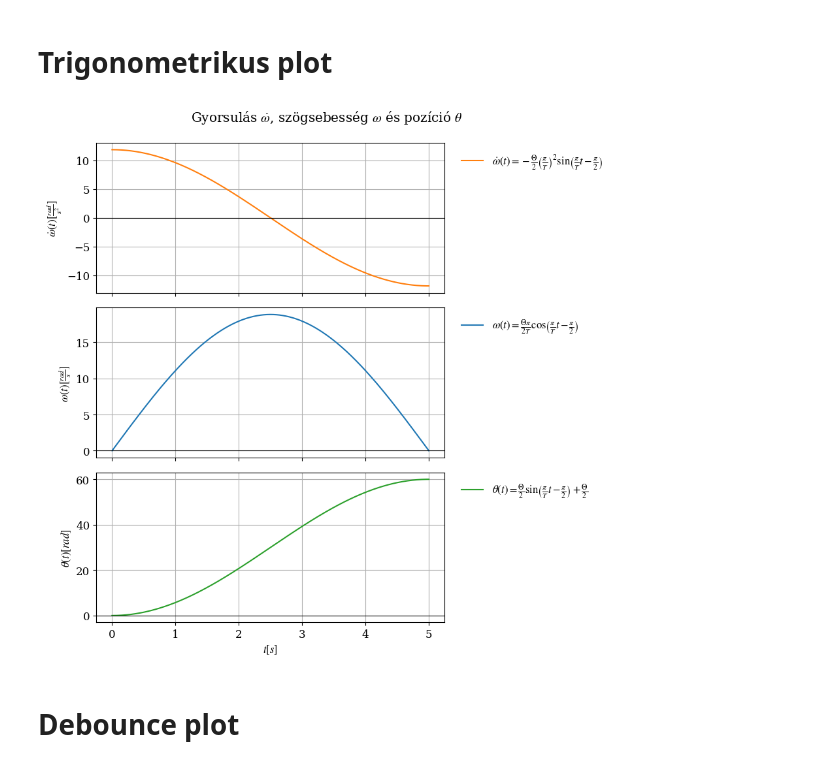
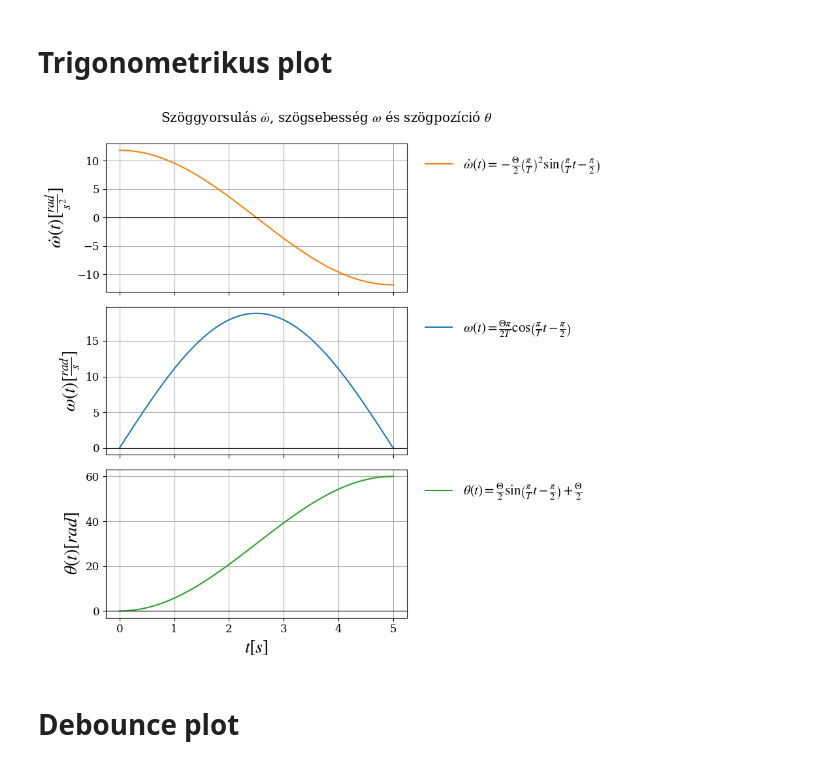
Before and after one commit to SAndras01/Masters-thesis, a Jupyter notebook: python/Figures/plots.ipynb, the cells around one changed output. Drawn from its saved outputs; the diff is of its cells as text; code cells hidden in the pictures.

```diff
--- a/python/Figures/plots.ipynb
+++ b/python/Figures/plots.ipynb
@@ -25,42 +25,42 @@ theta = theta_t(t, Theta, T)
 
 # Analytical derivatives
 omega = (Theta * np.pi) / (2.0 * T) * np.cos((np.pi / T) * t - np.pi / 2.0)                 # d(theta)/dt
 omega_dot = - (Theta / 2.0) * (np.pi / T)**2 * np.sin((np.pi / T) * t - np.pi / 2.0)       # d^2(theta)/dt^2
 
 # Create 3 vertical subplots: top=omega, middle=omega_dot, bottom=theta
 fig, axs = plt.subplots(3, 1, sharex=True, figsize=(9, 9))
 ax_omega_dot, ax_omega, ax_theta = axs
 
 ax_omega_dot.plot(t, omega_dot, color='C1', label=r'$\dot{\omega}(t)=-\frac{\Theta}{2}\left(\frac{\pi}{T}\right)^2\sin\!\left(\frac{\pi}{T}t-\frac{\pi}{2}\right)$')
-ax_omega_dot.set_ylabel(r'$\dot{\omega}(t) [\frac{rad}{s^2}]$')
+ax_omega_dot.set_ylabel(r'$\dot{\omega}(t) [\frac{rad}{s^2}]$', size = 20)
 ax_omega_dot.legend(loc='upper right', frameon=False)
 ax_omega_dot.grid(True)
 
 ax_omega.plot(t, omega, color='C0', label=r'$\omega(t)=\frac{\Theta\pi}{2T}\cos\!\left(\frac{\pi}{T}t-\frac{\pi}{2}\right)$')
-ax_omega.set_ylabel(r'$\omega(t) [\frac{rad}{s}]$')
+ax_omega.set_ylabel(r'$\omega(t) [\frac{rad}{s}]$', size = 20)
 ax_omega.legend(loc='upper right', frameon=False)
 ax_omega.grid(True)
 
 ax_theta.plot(t, theta, color='C2', label=r'$\theta(t)=\frac{\Theta}{2}\sin\!\left(\frac{\pi}{T}t-\frac{\pi}{2}\right)+\frac{\Theta}{2}$')
-ax_theta.set_xlabel(r'$t [s]$')
-ax_theta.set_ylabel(r'$\theta(t) [rad]$')
+ax_theta.set_xlabel(r'$t [s]$', size = 20)
+ax_theta.set_ylabel(r'$\theta(t) [rad]$', size = 20)
 ax_theta.legend(loc='upper right', frameon=False)
 ax_theta.grid(True)
 
 # make the zereo lines thicker
 for ax in axs:
     ax.axhline(0, color='black', linewidth=0.8)
 
 #put the legends outside the plots
-ax_omega_dot.legend(loc='upper left', bbox_to_anchor=(1.02, 1), frameon=False)
-ax_omega.legend(loc='upper left', bbox_to_anchor=(1.02, 1), frameon=False)
-ax_theta.legend(loc='upper left', bbox_to_anchor=(1.02, 1), frameon=False)
+ax_omega_dot.legend(loc='upper left', bbox_to_anchor=(1.02, 1), frameon=False, fontsize = 15)
+ax_omega.legend(loc='upper left', bbox_to_anchor=(1.02, 1), frameon=False, fontsize = 15)
+ax_theta.legend(loc='upper left', bbox_to_anchor=(1.02, 1), frameon=False, fontsize = 15)
 
-fig.suptitle(r"Gyorsulás $\dot{\omega}$, szögsebesség $\omega$ és pozíció $\theta$", y=0.95)
+fig.suptitle(r"Szöggyorsulás $\dot{\omega}$, szögsebesség $\omega$ és szögpozíció $\theta$", y=0.95)
 plt.tight_layout(rect=[0, 0, 1, 0.96])
 plt.show()
 # %% [output]
-[figure, old version]
+[figure, new version]
 # %% [markdown]
 # Debounce plot
 # %%
```
Also changed, not shown: 10 other files.
